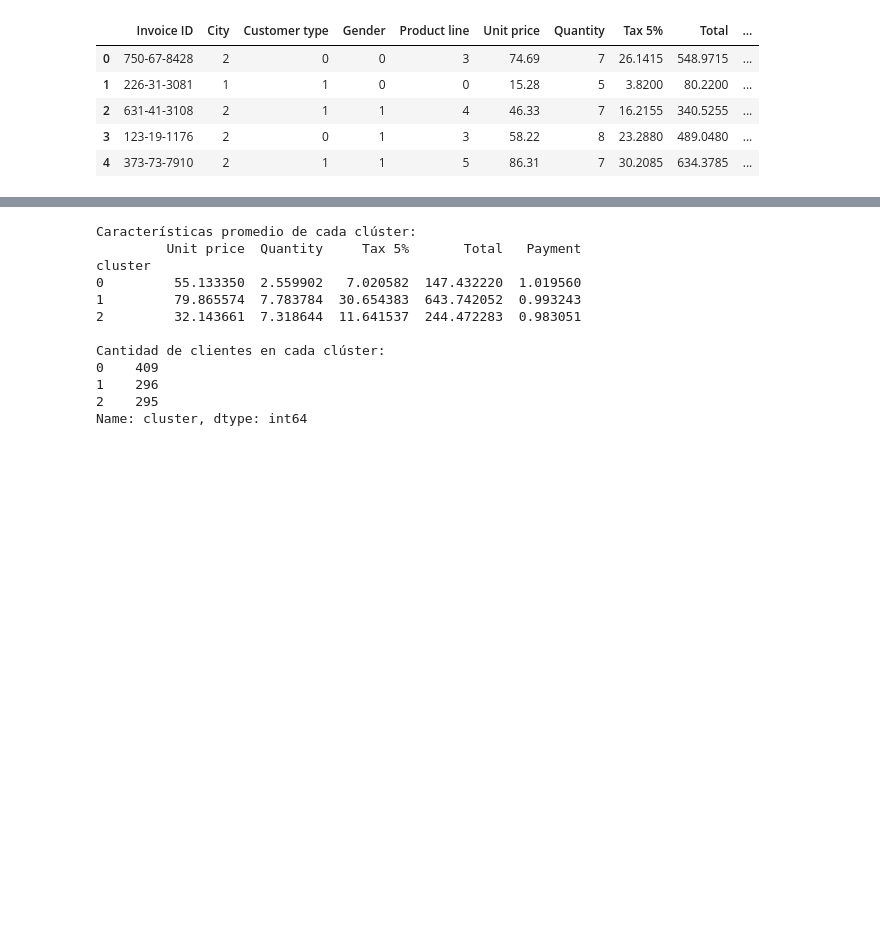
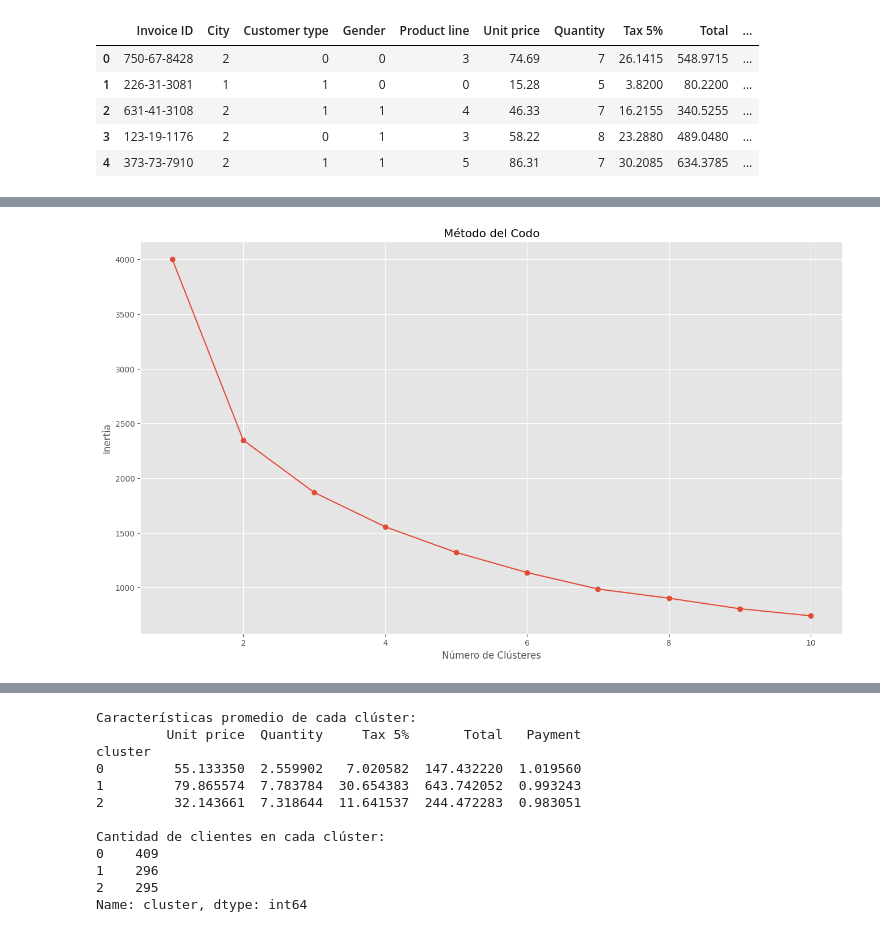
Before and after one commit to GagliardiRodrigo/K-Means, a Jupyter notebook: Proyect K-means.ipynb, the cells around one changed output, grey strips where cells are left out. Drawn from its saved outputs; the diff is of its cells as text; code cells hidden in the pictures; blank space fills up the shorter version.

```diff
--- a/Proyect K-means.ipynb
+++ b/Proyect K-means.ipynb
@@ -587,0 +538,85 @@ plt.show()
+# %%
+# Selecciona las características relevantes para la segmentación
+selected_features = ['Unit price', 'Quantity', 'Tax 5%', 'Total', 'Payment']
+
+# Divide tus datos en conjuntos de entrenamiento y prueba
+X_train, X_test = train_test_split(df_sales[selected_features], test_size=0.2, random_state=0)
+
+# Preprocesamiento: estandarización de características
+scaler = StandardScaler()
+scaled_features_train = scaler.fit_transform(X_train)
+
+# Configura el número de divisiones (folds) para la validación cruzada
+n_splits = 5
+kf = KFold(n_splits=n_splits, shuffle=True, random_state=0)
+
+# Lista para almacenar los resultados de validación cruzada
+cv_scores = []
+
+# Bucle de validación cruzada
+for train_index, val_index in kf.split(scaled_features_train):
+    X_train_fold, X_val_fold = scaled_features_train[train_index], scaled_features_train[val_index]
+    inertia = []
+
+    # Bucle para probar diferentes números de clústeres
+    for k in range(1, 11):
+        kmeans = KMeans(n_clusters=k, random_state=0)
+        kmeans.fit(X_train_fold)
+        inertia.append(kmeans.inertia_)
+
+    # Encuentra el número óptimo de clústeres basado en el método del codo
+    optimal_num_clusters = np.argmin(inertia) + 1
+
+    # Aplica K-Means con el número óptimo de clústeres a los datos de validación
+    kmeans = KMeans(n_clusters=optimal_num_clusters, random_state=0)
+    cluster_labels = kmeans.fit_predict(X_val_fold)
+
+    # Calcula el puntaje de silueta para evaluar la calidad de la agrupación
+    silhouette_avg = silhouette_score(X_val_fold, cluster_labels)
+    cv_scores.append(silhouette_avg)
+
+# Determinar el número óptimo de clústeres utilizando el método del codo
+inertia = []
+for k in range(1, 11):
+    kmeans = KMeans(n_clusters=k, random_state=0)
+    kmeans.fit(scaled_features_train, X_val_fold)
+    inertia.append(kmeans.inertia_)
+
+# Graficar el método del codo para ayudar a elegir el número óptimo de clústeres
+plt.plot(range(1, 11), inertia, marker='o')
+plt.xlabel('Número de Clústeres')
+plt.ylabel('Inertia')
+plt.title('Método del Codo')
+plt.show()
+
+# Basado en el gráfico del método del codo, elige el número óptimo de clústeres
+optimal_num_clusters = 3
+
+# Aplicar K-Means con el número óptimo de clústeres
+kmeans = KMeans(n_clusters=optimal_num_clusters, random_state=0)
+df_sales['cluster'] = kmeans.fit_predict(scaled_features_train, df_sales)
+
+# Visualización de los resultados de la segmentación
+
+# Crear un arreglo de colores para la leyenda
+unique_clusters = np.unique(df_sales['cluster'])
+colors = plt.cm.viridis(np.linspace(0, 1, len(unique_clusters)))
+
+# Crear la leyenda utilizando etiquetas y colores
+legend_labels = [f'Cluster {cluster}' for cluster in unique_clusters]
+legend_handles = [plt.Line2D([0], [0], marker='o', color='w', markerfacecolor=color, markersize=10, label=label)
+                  for color, label in zip(colors, legend_labels)]
+
+# Crear el gráfico de dispersión
+plt.scatter(df_sales['Unit price'], df_sales['Total'], c=df_sales['cluster'], cmap='viridis')
+plt.xlabel('Unit price')
+plt.ylabel('Total')
+plt.title('Segmentación de Clientes')
+
+# Agregar la leyenda al gráfico
+plt.legend(handles=legend_handles)
+
+# Mostrar el gráfico
+plt.show()
+# %% [output]
+[figure, added]
```
Also changed, not shown: parts of 3 cells of this notebook, 1 other file.
